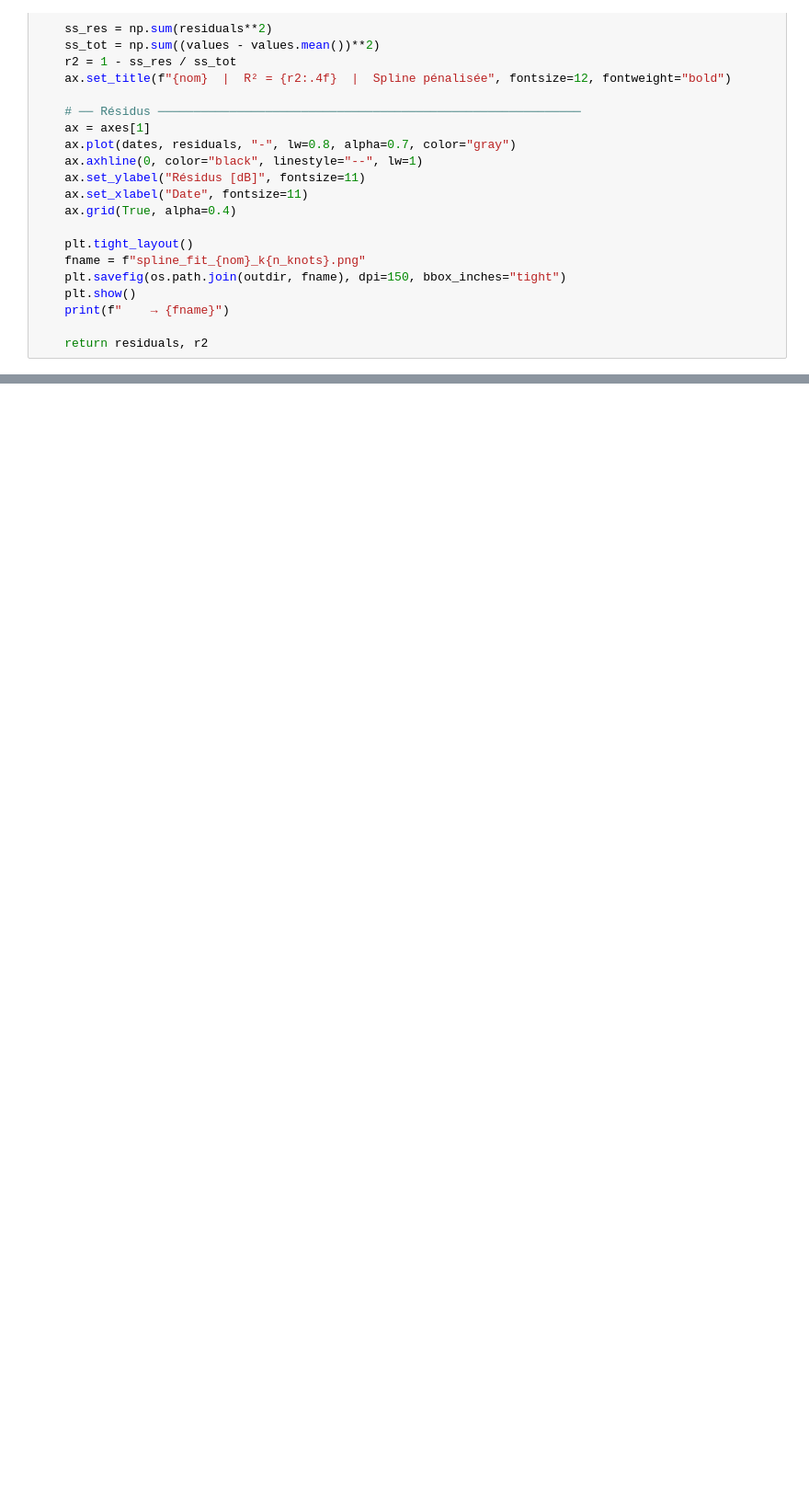
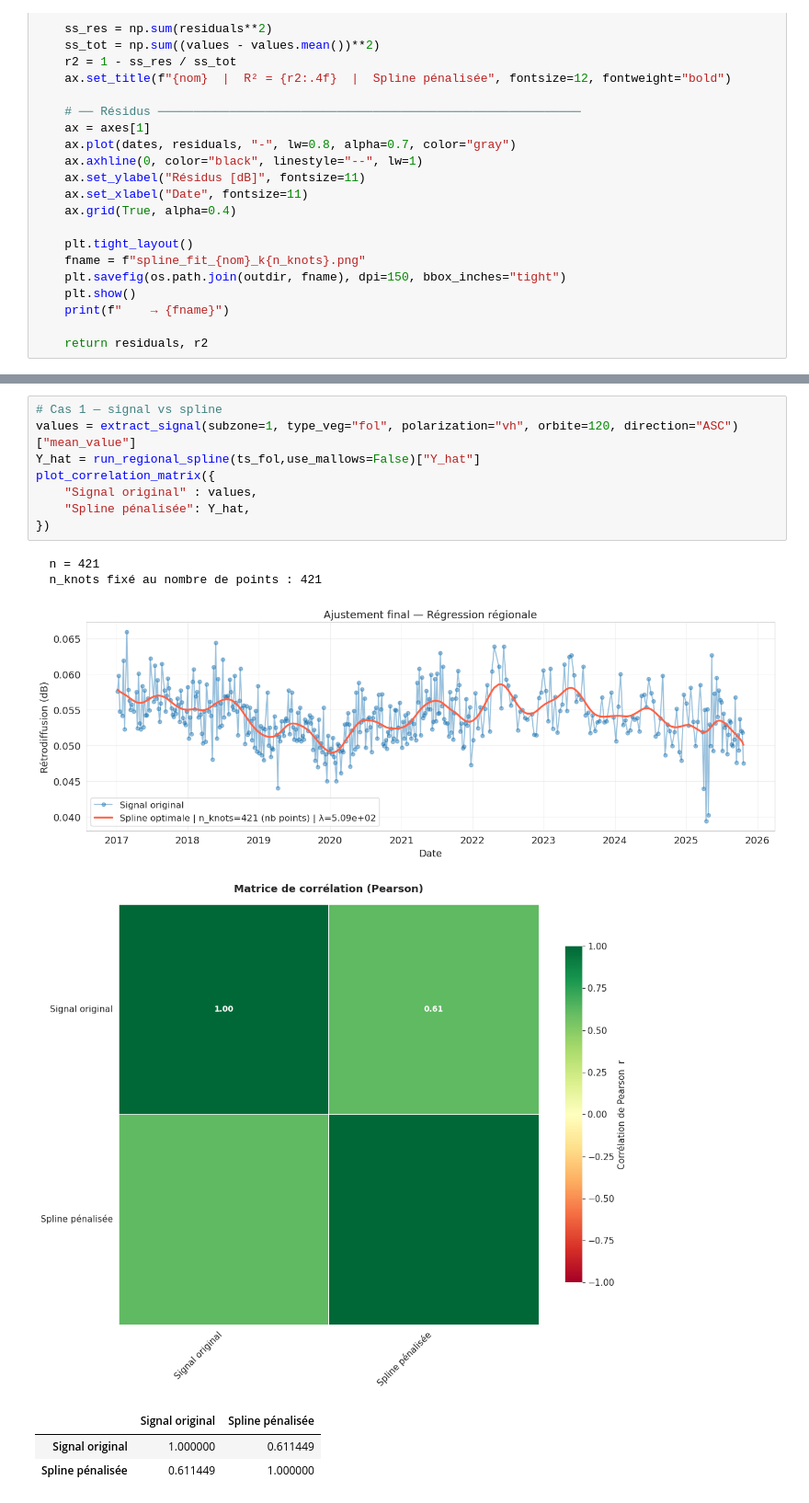
Before and after one commit to clairesn23/readingseminar, a Jupyter notebook: metafile.ipynb, the cells around one changed output, grey strips where cells are left out. Shown at 92% size. Drawn from its saved outputs; the diff is of its cells as text; blank space fills up the shorter version.

```diff
--- a/metafile.ipynb
+++ b/metafile.ipynb
@@ -175,0 +415,16 @@ residuals_spline = values - Y_hat
+# %%
+# Cas 1 — signal vs spline
+values = extract_signal(subzone=1, type_veg="fol", polarization="vh", orbite=120, direction="ASC")["mean_value"]
+Y_hat = run_regional_spline(ts_fol,use_mallows=False)["Y_hat"]
+plot_correlation_matrix({
+    "Signal original" : values,
+    "Spline pénalisée": Y_hat,
+})
+# %% [output]
+  n = 421
+  n_knots fixé au nombre de points : 421
+[figure, added]
+[figure, added]
+|  | Signal original | Spline pénalisée |
+| Signal original | 1.000000 | 0.611449 |
+| Spline pénalisée | 0.611449 | 1.000000 |
```
Also changed, not shown: parts of 6 cells of this notebook, 1 other file.
